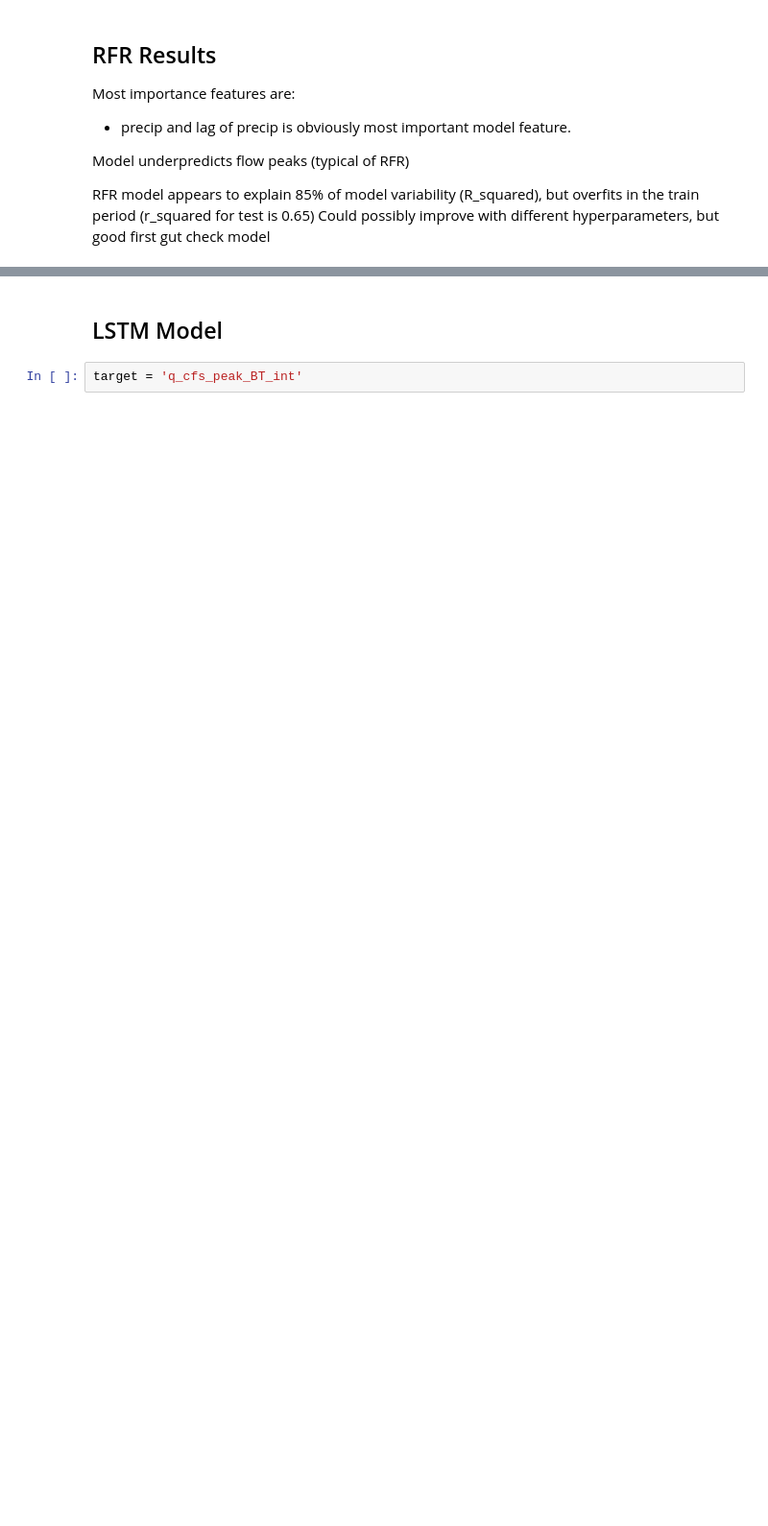
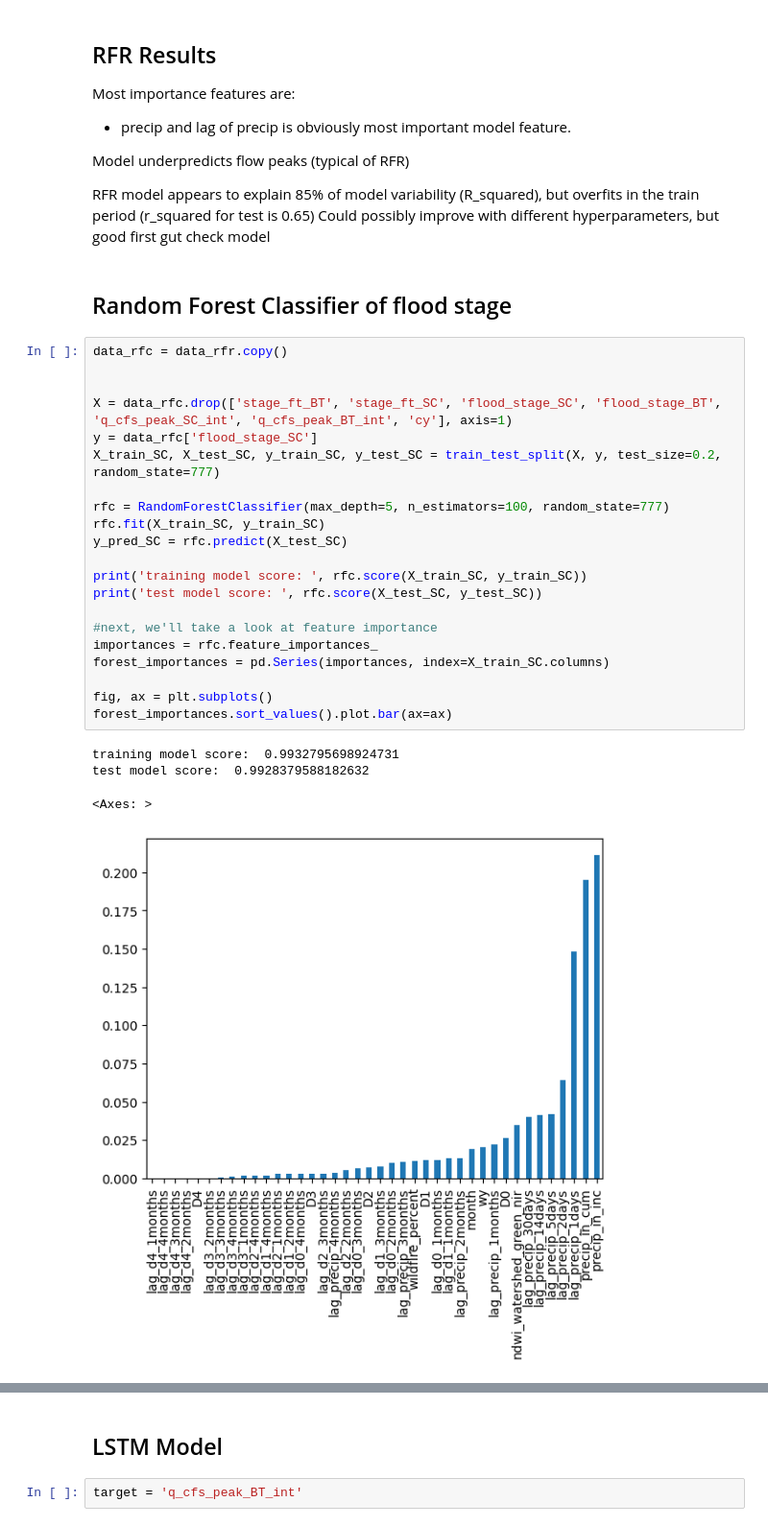
Before and after one commit to kpretz/San-Lorenzo-Flood-Prediction, a Jupyter notebook: 03_model.ipynb, the cells around one changed output, grey strips where cells are left out. Shown at 96% size. Saved outputs shown, nothing was run; the diff lists cells and outputs as text; blank space fills up the shorter version.

```diff
--- a/03_model.ipynb
+++ b/03_model.ipynb
@@ -125,3 +125,31 @@ Model underpredicts flow peaks (typical of RFR)
 
 RFR model appears to explain 85% of model variability (R_squared), but overfits in the train period (r_squared for test is 0.65)
 Could possibly improve with different hyperparameters, but good first gut check model
+# %% [markdown]
+## Random Forest Classifier of flood stage
+# %%
+data_rfc = data_rfr.copy()
+
+
+X = data_rfc.drop(['stage_ft_BT', 'stage_ft_SC', 'flood_stage_SC', 'flood_stage_BT', 'q_cfs_peak_SC_int', 'q_cfs_peak_BT_int', 'cy'], axis=1)
+y = data_rfc['flood_stage_SC']
+X_train_SC, X_test_SC, y_train_SC, y_test_SC = train_test_split(X, y, test_size=0.2, random_state=777)
+
+rfc = RandomForestClassifier(max_depth=5, n_estimators=100, random_state=777)
+rfc.fit(X_train_SC, y_train_SC)
+y_pred_SC = rfc.predict(X_test_SC)
+
+print('training model score: ', rfc.score(X_train_SC, y_train_SC))
+print('test model score: ', rfc.score(X_test_SC, y_test_SC))
+
+#next, we'll take a look at feature importance
+importances = rfc.feature_importances_
+forest_importances = pd.Series(importances, index=X_train_SC.columns)
+
+fig, ax = plt.subplots()
+forest_importances.sort_values().plot.bar(ax=ax)
+# %% [output]
+training model score:  0.9932795698924731
+test model score:  0.9928379588182632
+<Axes: >
+[figure, added]
```
Also changed, not shown: parts of 16 cells of this notebook.
